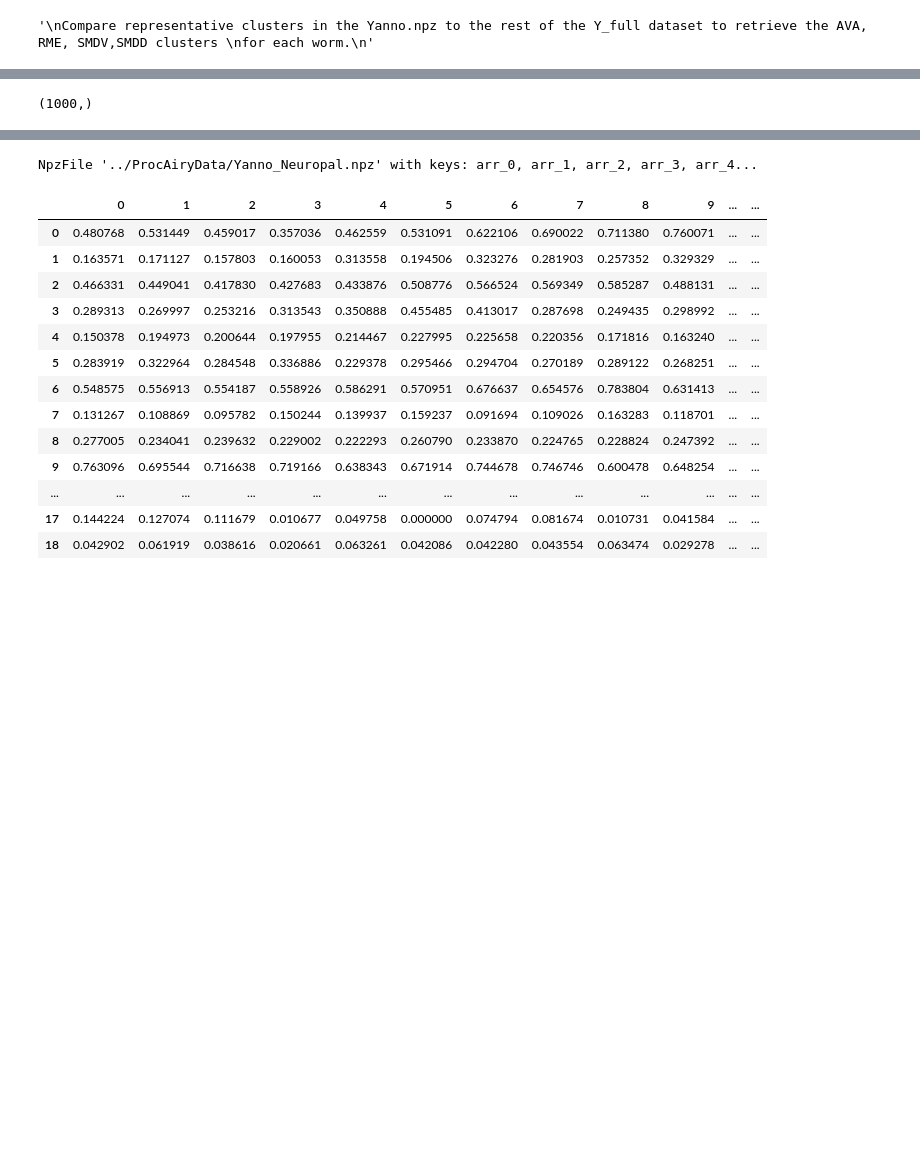
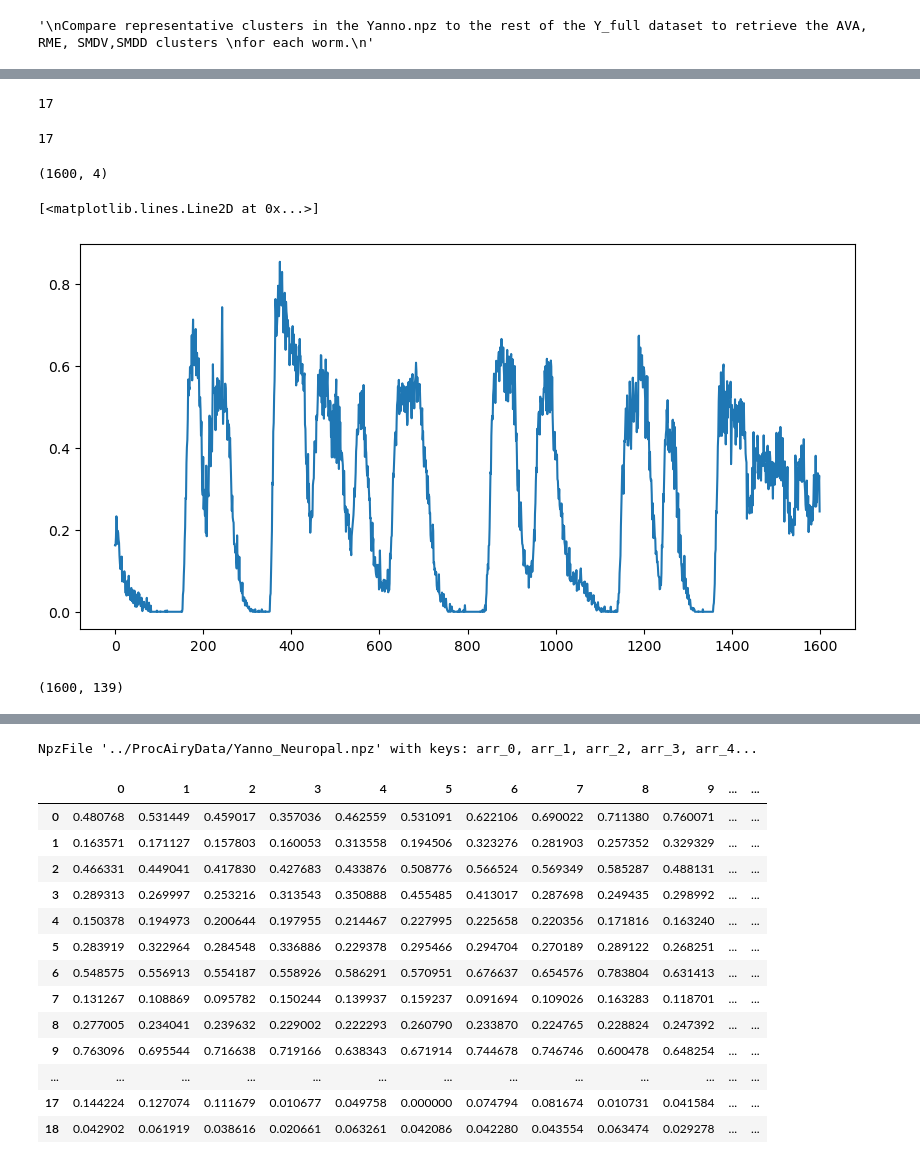
Before and after one commit to iulia-rusu/hyperbolic_sensory_stim, a Jupyter notebook: Clustering/clustering_yanno.ipynb, the cells around one changed output, grey strips where cells are left out. Cells and saved outputs as stored; diff of their text form; code cells hidden in the pictures; blank space fills up the shorter version.

```diff
--- a/Clustering/clustering_yanno.ipynb
+++ b/Clustering/clustering_yanno.ipynb
@@ -22,7 +24,23 @@ Y_full = np.load('../ProcAiryData/Yfull_op50_SF.npz')
 yanno = np.load('../ProcAiryData/Yanno_op50_SF.npz')
 # %%
 neuropal = np.load('../ProcAiryData/Yfull_Neuropal.npz')
-# %%
-stimulus['arr_2'][0: 1000, 0].shape
-# %% [output]
-(1000,)
+# %%
+len(neuropal.keys())
+# %% [output]
+17
+# %%
+yano_neuropal = np.load('/Users/iuliarusu/Documents/Sharpee/ProcAiryData/Yanno_Neuropal.npz')
+# %%
+len(yano_neuropal.keys())
+# %% [output]
+17
+# %%
+yano_neuropal['arr_0'].shape
+# %% [output]
+(1600, 4)
+# %%
+fig, ax = plt.subplots(figsize = (10,5))
+ax.plot(yano_neuropal['arr_0'].T[0,:])
+# %% [output]
+[<matplotlib.lines.Line2D at 0x...>]
+[figure, added]
@@ -28,0 +50,4 @@ stimulus['arr_2'][0: 1000, 0].shape
+# %%
+neuropal['arr_0'].shape
+# %% [output]
+(1600, 139)
```
Also changed, not shown: parts of 4 cells of this notebook, 47 other files.
